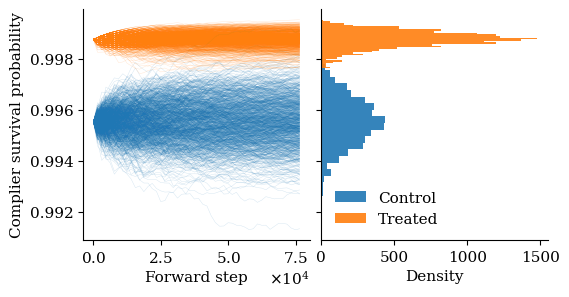
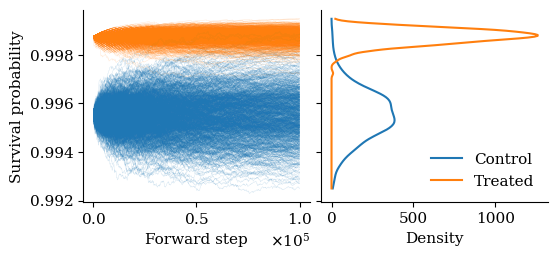
Unified diff of the notebook cell whose output changed from the first chart to the second:
--- before
+++ after
@@ -1,2 +1,4 @@
+from scipy.stats import gaussian_kde
+
 p_y0_samples = results_compliers['Control'][:, -1]
 p_y1_samples = results_compliers['Treatment'][:, -1]
@@ -12,8 +14,8 @@
 })
 
-fig, axes = plt.subplots(1, 2, figsize=(6, 3), sharey=True,
+fig, axes = plt.subplots(1, 2, figsize=(6, 2.5), sharey=True,
                          gridspec_kw={'wspace': 0.05})
 
-steps = results_compliers['checkpoints'] - len(Y_data)
+steps = results_compliers['checkpoints']
 
 # --- Panel 1: All sequences ---
@@ -26,17 +28,24 @@
         ax.plot(steps, samples[b], color=color, alpha=0.2, linewidth=0.3)
 ax.set_xlabel("Forward step")
-ax.set_ylabel("Complier survival probability")
+ax.set_ylabel("Survival probability")
 fmt = ticker.ScalarFormatter(useMathText=True)
 fmt.set_powerlimits((0, 0))
 ax.xaxis.set_major_formatter(fmt)
 
-# --- Panel 2: Horizontal histogram ---
+# --- Panel 2: KDE density ---
 ax = axes[1]
-ax.hist(p_y0_samples, bins=30, alpha=0.9, density=True, orientation='horizontal',
-        label='Control', color='tab:blue')
-ax.hist(p_y1_samples, bins=30, alpha=0.9, density=True, orientation='horizontal',
-        label='Treated', color='tab:orange')
+y_grid_kde = np.linspace(
+    min(p_y0_samples.min(), p_y1_samples.min()),
+    max(p_y0_samples.max(), p_y1_samples.max()),
+    200,
+)
+for samples, color, label in [
+    (p_y0_samples, 'tab:blue', 'Control'),
+    (p_y1_samples, 'tab:orange', 'Treated'),
+]:
+    kde = gaussian_kde(samples)
+    ax.plot(kde(y_grid_kde), y_grid_kde, color=color, label=label)
 ax.set_xlabel('Density')
-ax.legend(frameon=False)
+ax.legend(frameon=False, loc='lower right')
 
 plt.savefig("Figures/Sommer_Zeger_Results.pdf", bbox_inches='tight')

Commit: Updated complier example